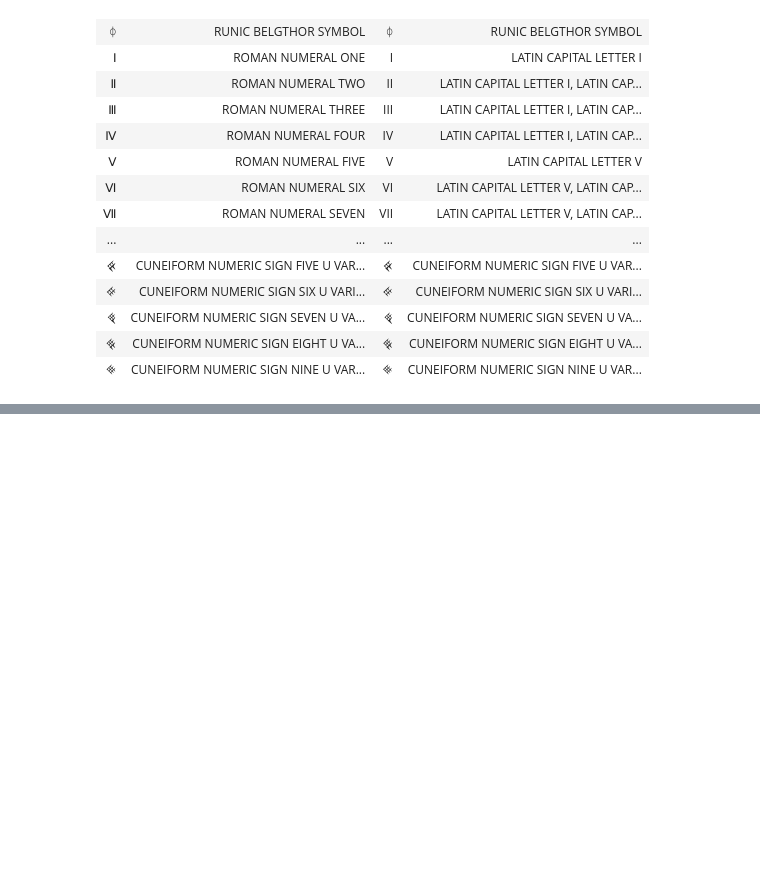
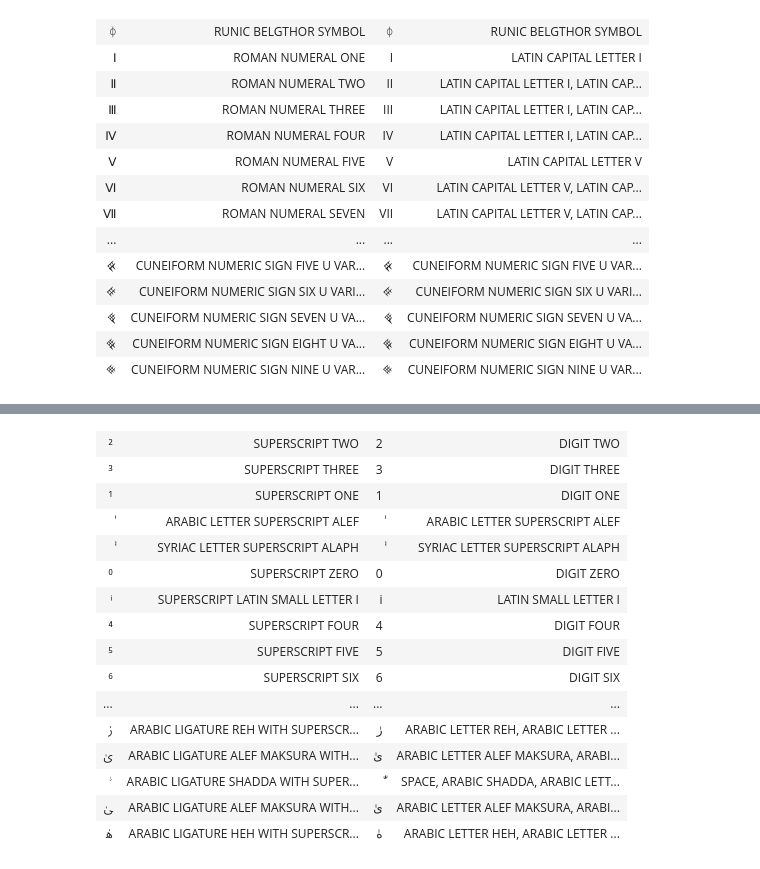
Before and after one commit to numbas/unicode-math-normalization, a Jupyter notebook: unicode-math-mapping.ipynb, the cells around one changed output, grey strips where cells are left out. Cells and saved outputs as stored; diff of their text form; code cells hidden in the pictures; blank space fills up the shorter version.

Commit message:
add sub and superscript mappings

```diff
--- a/unicode-math-mapping.ipynb
+++ b/unicode-math-mapping.ipynb
@@ -334,0 +340,39 @@ def show_numerals():
+# %%
+subscript_mapping = {}
+
+with open('subscripts.tsv') as f:
+    for row in f.read().strip().split('\n'):
+        bits = row.split('\t')
+        c = bits[0]
+        alias = bits[4]
+        subscript_mapping[c] = [alias, []]
+
+with open(output_dir / 'subscripts.json','w') as f:
+    json.dump(subscript_mapping, f, indent=4)
+# %%
+superscript = [c for c in all_unicode if 'SUPERSCRIPT' in unicodedata.name(c)]
+
+@tsv_symbols(tmp_dir / 'unedited-superscripts.tsv')
+@table
+def superscript_things():
+    for c in superscript:
+        n = unicodedata.normalize('NFKD',c)
+        names = ', '.join(unicodedata.name(c) for c in n)
+        yield [c, unicodedata.name(c), n, names]
+# %% [output]
+| ² | SUPERSCRIPT TWO | 2 | DIGIT TWO |
+| ³ | SUPERSCRIPT THREE | 3 | DIGIT THREE |
+| ¹ | SUPERSCRIPT ONE | 1 | DIGIT ONE |
+| ٰ | ARABIC LETTER SUPERSCRIPT ALEF | ٰ | ARABIC LETTER SUPERSCRIPT ALEF |
+| ܑ | SYRIAC LETTER SUPERSCRIPT ALAPH | ܑ | SYRIAC LETTER SUPERSCRIPT ALAPH |
+| ⁰ | SUPERSCRIPT ZERO | 0 | DIGIT ZERO |
+| ⁱ | SUPERSCRIPT LATIN SMALL LETTER I | i | LATIN SMALL LETTER I |
+| ⁴ | SUPERSCRIPT FOUR | 4 | DIGIT FOUR |
+| ⁵ | SUPERSCRIPT FIVE | 5 | DIGIT FIVE |
+| ⁶ | SUPERSCRIPT SIX | 6 | DIGIT SIX |
+| ... | ... | ... | ... |
+| ﱜ | ARABIC LIGATURE REH WITH SUPERSCR... | رٰ | ARABIC LETTER REH, ARABIC LETTER ... |
+| ﱝ | ARABIC LIGATURE ALEF MAKSURA WITH... | ىٰ | ARABIC LETTER ALEF MAKSURA, ARABI... |
+| ﱣ | ARABIC LIGATURE SHADDA WITH SUPER... | ّٰ | SPACE, ARABIC SHADDA, ARABIC LETT... |
+| ﲐ | ARABIC LIGATURE ALEF MAKSURA WITH... | ىٰ | ARABIC LETTER ALEF MAKSURA, ARABI... |
+| ﳙ | ARABIC LIGATURE HEH WITH SUPERSCR... | هٰ | ARABIC LETTER HEH, ARABIC LETTER ... |
```
Also changed, not shown: parts of 7 cells of this notebook, 4 other files.
